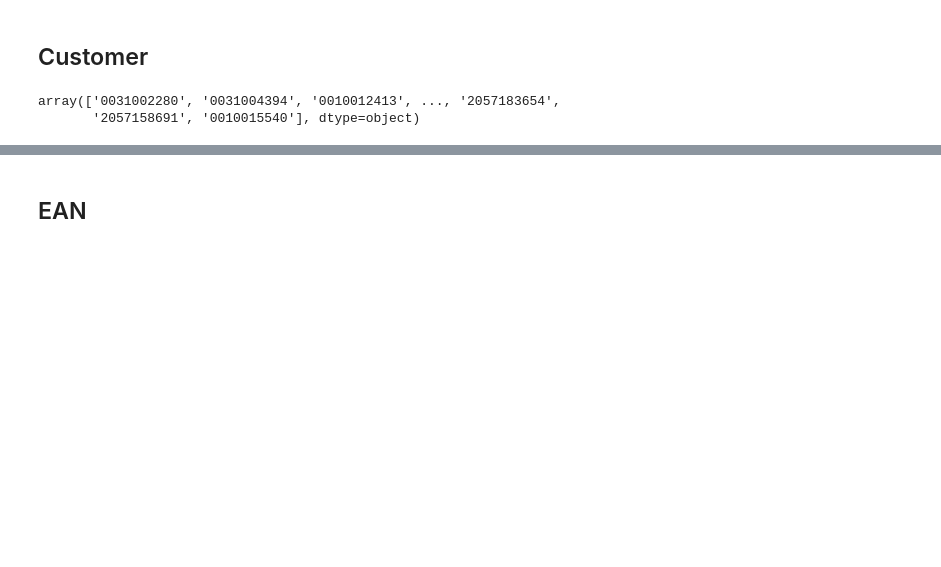
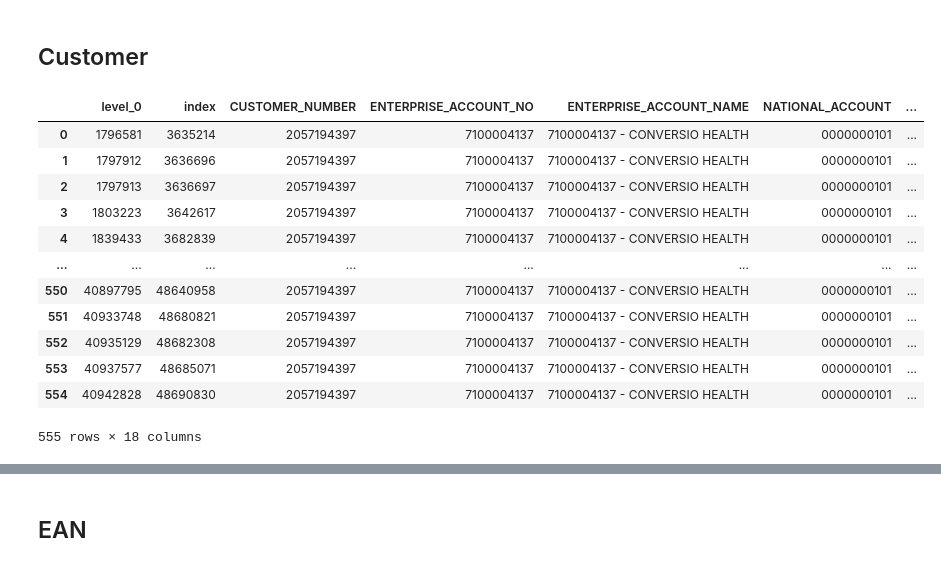
Before and after one commit to cah-madison-johnson/treasure_chest, a Jupyter notebook: WADTP/WADTP.ipynb, the cells around one changed output, grey strips where cells are left out. Cells and saved outputs as stored; diff of their text form; code cells hidden in the pictures; blank space fills up the shorter version.

```diff
--- a/WADTP/WADTP.ipynb
+++ b/WADTP/WADTP.ipynb
@@ -75,20 +86,24 @@ df
+# %%
+df=df.query('POSTING_KEY_NAME == "01 - Invoice" & AR_STATUS == "CLEAR"')
+df.reset_index(inplace = True)
 # %%
-def calc_WAPD(df):
+def calc_WAPD(df_1):
+    df_1['PAYMENT_DATE']=pd.to_datetime(df_1['PAYMENT_DATE'])
     WAPD_new = pd.Series([])
-    for index, row in df.iterrows():
+    for index, row in df_1.iterrows():
         start_date= row['PAYMENT_DATE']
         end_date = row['90_days_ago']
         try:
-            ninety_day_range = df.query('@start_date >= PAYMENT_DATE >= @end_date')
+            ninety_day_range = df_1.query('@start_date >= PAYMENT_DATE >= @end_date')
             WAPD= ninety_day_range['Weighted Invoice Value'].sum()/ninety_day_range['AMOUNT_IN_LOCAL_CURRENCY'].sum()
             WAPD_new[index]=WAPD
         except:
             print('no PAYMENT_DATE')
-    df.insert(16, "WAPD", WAPD_new)
+    df_1.insert(16, "WAPD", WAPD_new)
+    return df_1
 # %%
 def search_customer(CUSTOMER_NUMBER):
     CUSTOMER_df=df.query('CUSTOMER_NUMBER == @CUSTOMER_NUMBER')
-    CUSTOMER_df=CUSTOMER_df.query('POSTING_KEY_NAME == "01 - Invoice" & AR_STATUS == "CLEAR"')
     CUSTOMER_df.reset_index(inplace = True)
 
 
@@ -99,14 +114,8 @@ def search_customer(CUSTOMER_NUMBER):
     CUSTOMER_df['Weighted Invoice Value']= CUSTOMER_df['Sub Payment Date from Invoice Date']*CUSTOMER_df['AMOUNT_IN_LOCAL_CURRENCY']
 # WAPD
     import datetime
-    current = CUSTOMER_df['PAYMENT_DATE']
-    d = datetime.timedelta(days = 90)
-    days_ago = (current - d)
-    CUSTOMER_df['90 days ago']= days_ago
-    # WAPD_dates = (CUSTOMER_df['PAYMENT_DATE'] > CUSTOMER_df['90 days ago'][0]) & (CUSTOMER_df['PAYMENT_DATE'] <= CUSTOMER_df['PAYMENT_DATE'][0])
-    # df2 = CUSTOMER_df.loc[WAPD_dates]
-
-    calc_WAPD(CUSTOMER_df)
-
+    current = pd.to_datetime(CUSTOMER_df['PAYMENT_DATE'])
+    CUSTOMER_df['90_days_ago']= current - pd.to_timedelta('90 days')
+    CUSTOMER_df = calc_WAPD(CUSTOMER_df)
     return CUSTOMER_df
 # %%
@@ -189,11 +144,6 @@ no PAYMENT_DATE
 # Visualization
 # %% [markdown]
 ## Customer
-# %%
-df['CUSTOMER_NUMBER'].unique()
-# %% [output]
-array(['0031002280', '0031004394', '0010012413', ..., '2057183654',
-       '2057158691', '0010015540'], dtype=object)
 # %%
 customer = "2057194397"
-# t = search_customer(customer)
+t = search_customer(customer)
@@ -203,0 +150,16 @@ CONVERSIO_HEALTH_df['month'] = CONVERSIO_HEALTH_df['PAYMENT_DATE'].dt.strftime('
+# %%
+t
+# %% [output]
+|  | level_0 | index | CUSTOMER_NUMBER | ENTERPRISE_ACCOUNT_NO | ENTERPRISE_ACCOUNT_NAME | NATIONAL_ACCOUNT | ... |
+| 0 | 1796581 | 3635214 | 2057194397 | 7100004137 | 7100004137 - CONVERSIO HEALTH | 0000000101 | ... |
+| 1 | 1797912 | 3636696 | 2057194397 | 7100004137 | 7100004137 - CONVERSIO HEALTH | 0000000101 | ... |
+| 2 | 1797913 | 3636697 | 2057194397 | 7100004137 | 7100004137 - CONVERSIO HEALTH | 0000000101 | ... |
+| 3 | 1803223 | 3642617 | 2057194397 | 7100004137 | 7100004137 - CONVERSIO HEALTH | 0000000101 | ... |
+| 4 | 1839433 | 3682839 | 2057194397 | 7100004137 | 7100004137 - CONVERSIO HEALTH | 0000000101 | ... |
+| ... | ... | ... | ... | ... | ... | ... | ... |
+| 550 | 40897795 | 48640958 | 2057194397 | 7100004137 | 7100004137 - CONVERSIO HEALTH | 0000000101 | ... |
+| 551 | 40933748 | 48680821 | 2057194397 | 7100004137 | 7100004137 - CONVERSIO HEALTH | 0000000101 | ... |
+| 552 | 40935129 | 48682308 | 2057194397 | 7100004137 | 7100004137 - CONVERSIO HEALTH | 0000000101 | ... |
+| 553 | 40937577 | 48685071 | 2057194397 | 7100004137 | 7100004137 - CONVERSIO HEALTH | 0000000101 | ... |
+| 554 | 40942828 | 48690830 | 2057194397 | 7100004137 | 7100004137 - CONVERSIO HEALTH | 0000000101 | ... |
+555 rows × 18 columns
```
Also changed, not shown: parts of 34 cells of this notebook.
